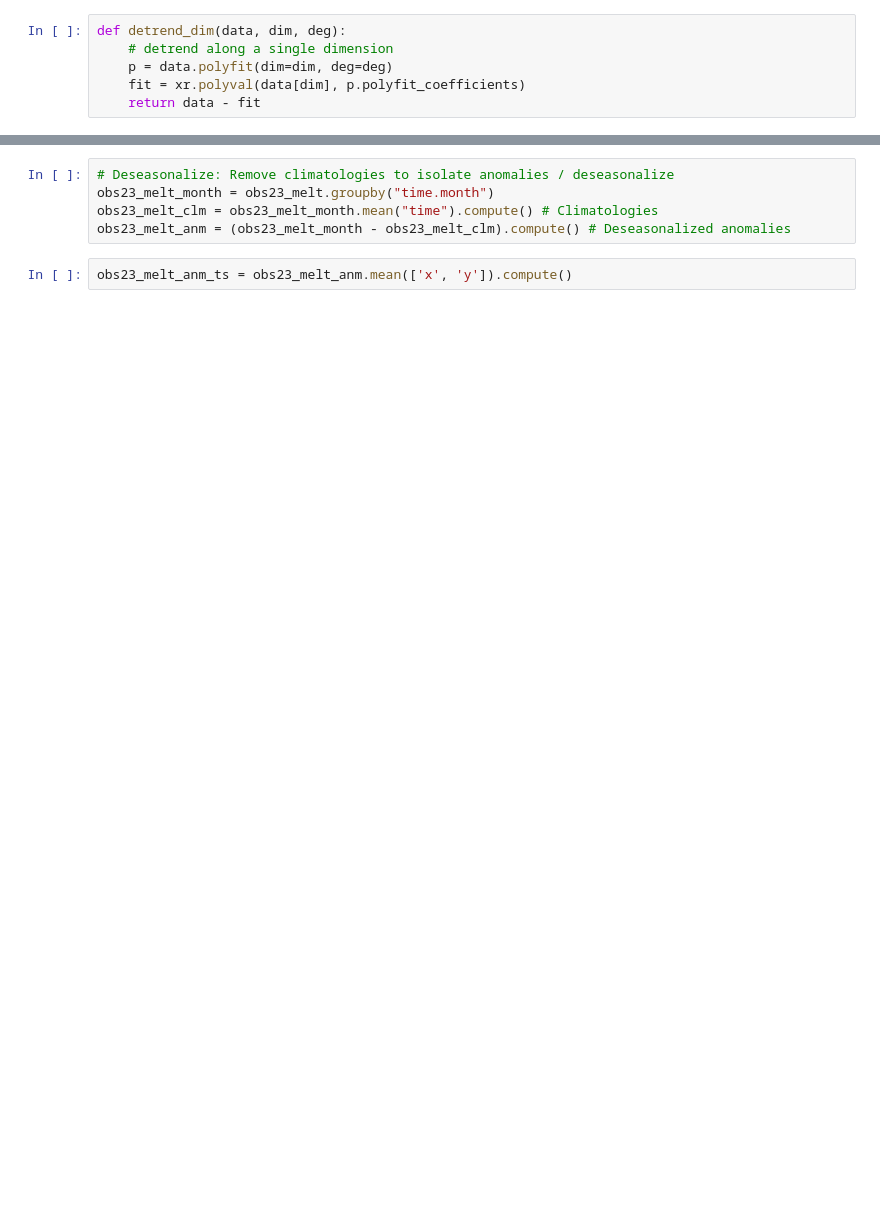
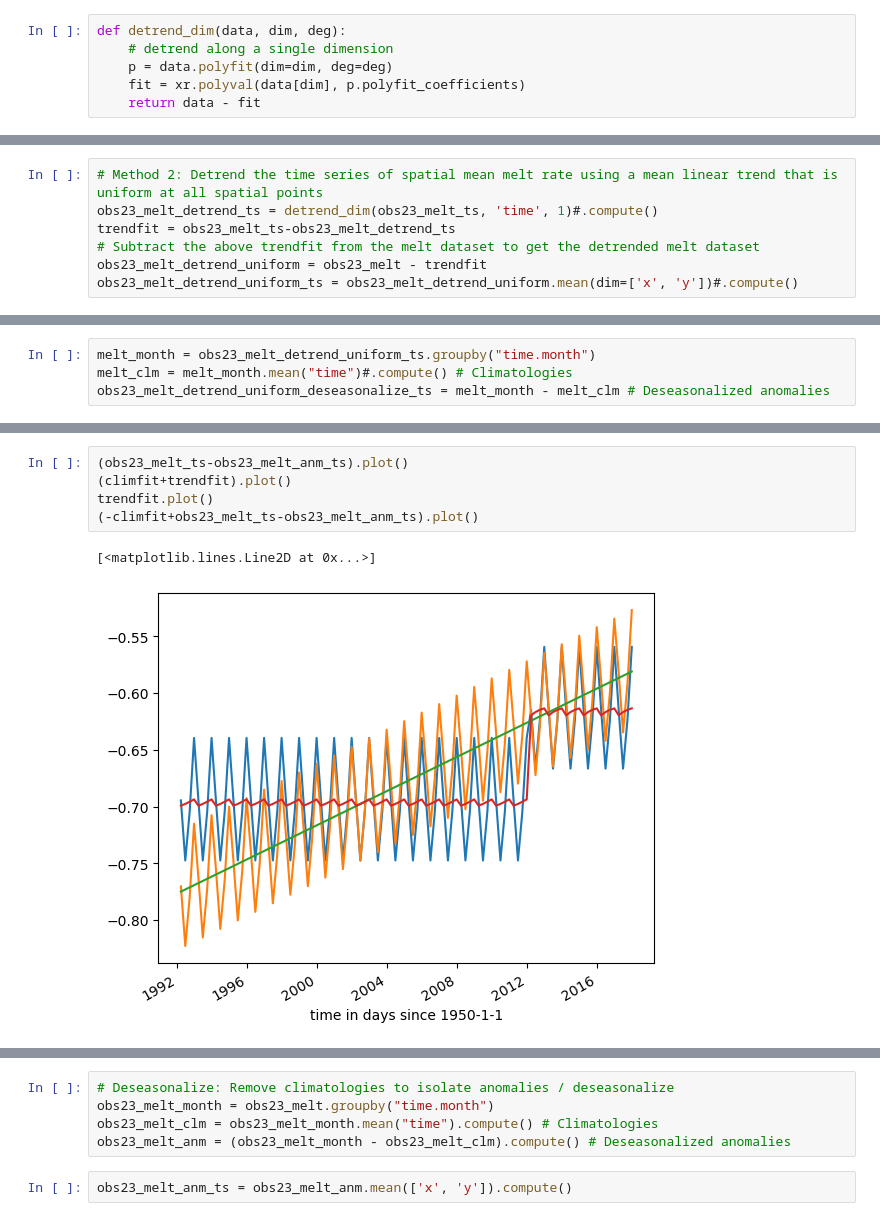
Before and after one commit to mshiv/AISLENS, a Jupyter notebook: notebooks/01-sm-AIS-basal-melt-modern-sat-observations-analysis.ipynb, the cells around one changed output, grey strips where cells are left out. Saved outputs shown, nothing was run; the diff lists cells and outputs as text; blank space fills up the shorter version.

```diff
--- a/notebooks/01-sm-AIS-basal-melt-modern-sat-observations-analysis.ipynb
+++ b/notebooks/01-sm-AIS-basal-melt-modern-sat-observations-analysis.ipynb
@@ -151,0 +150,7 @@ obs23_melt_detrend_tmp = obs23_melt - trendfit
+# %%
+# Method 2: Detrend the time series of spatial mean melt rate using a mean linear trend that is uniform at all spatial points
+obs23_melt_detrend_ts = detrend_dim(obs23_melt_ts, 'time', 1)#.compute()
+trendfit = obs23_melt_ts-obs23_melt_detrend_ts
+# Subtract the above trendfit from the melt dataset to get the detrended melt dataset
+obs23_melt_detrend_uniform = obs23_melt - trendfit
+obs23_melt_detrend_uniform_ts = obs23_melt_detrend_uniform.mean(dim=['x', 'y'])#.compute()
@@ -151,0 +215,4 @@ obs23_melt_detrend_tmp = obs23_melt - trendfit
+# %%
+melt_month = obs23_melt_detrend_uniform_ts.groupby("time.month")
+melt_clm = melt_month.mean("time")#.compute() # Climatologies
+obs23_melt_detrend_uniform_deseasonalize_ts = melt_month - melt_clm # Deseasonalized anomalies
@@ -311,0 +267,8 @@ obs23_melt_anm_ts = obs23_melt_anm.melt.mean(dim=['x', 'y']).compute()
+# %%
+(obs23_melt_ts-obs23_melt_anm_ts).plot()
+(climfit+trendfit).plot()
+trendfit.plot()
+(-climfit+obs23_melt_ts-obs23_melt_anm_ts).plot()
+# %% [output]
+[<matplotlib.lines.Line2D at 0x...>]
+[figure, added]
```
Also changed, not shown: parts of 45 cells of this notebook.
